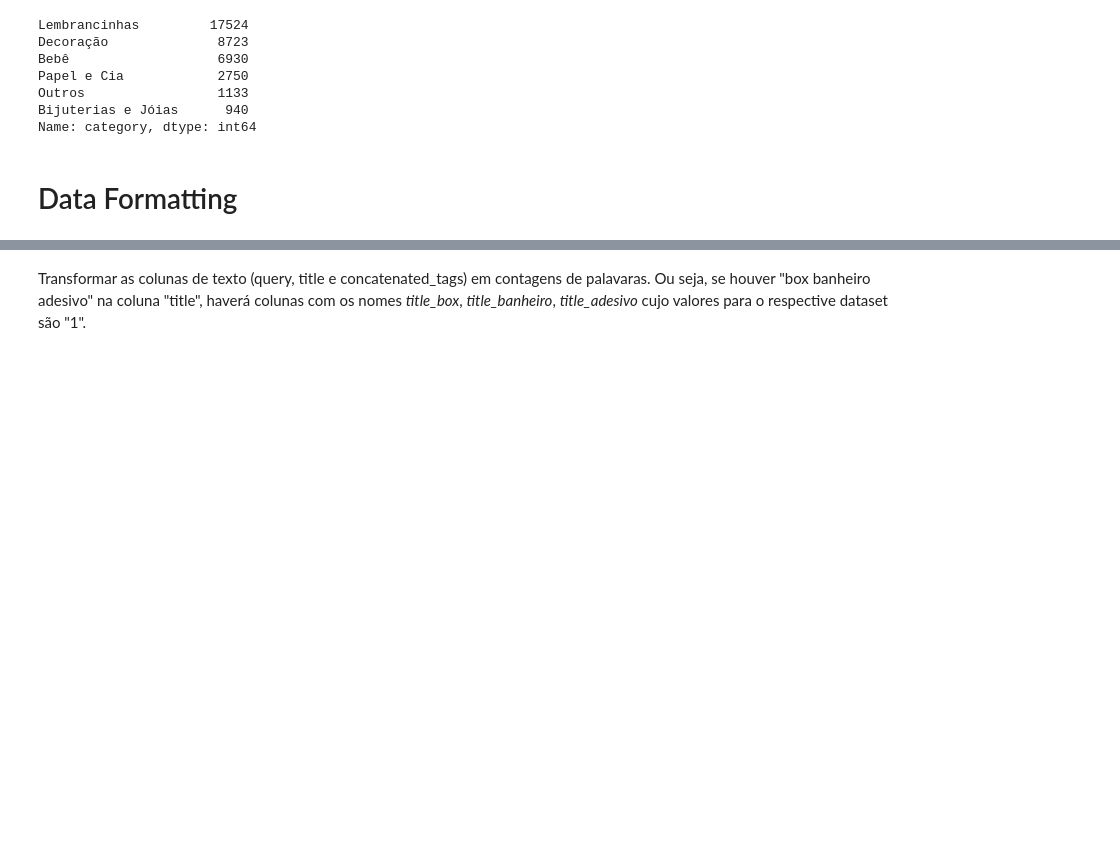
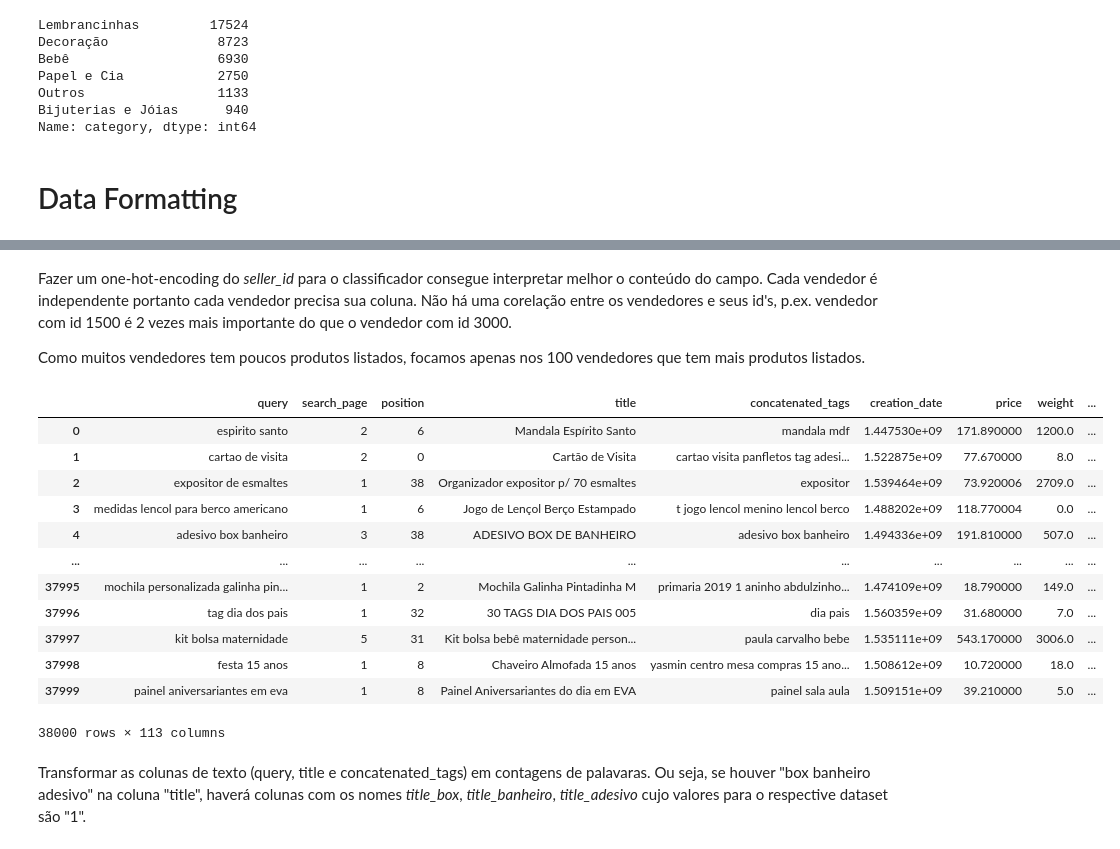
Before and after one commit to cmtg/intelligent-systems-project, a Jupyter notebook: training/trainer.ipynb, the cells around one changed output, grey strips where cells are left out. Cells and saved outputs as stored; diff of their text form; code cells hidden in the pictures; blank space fills up the shorter version.

Commit message:
Commit para entrega

```diff
--- a/training/trainer.ipynb
+++ b/training/trainer.ipynb
@@ -100,3 +120,37 @@ product_data_prepared
+# %% [markdown]
+
+Fazer um one-hot-encoding do *seller_id* para o classificador consegue interpretar melhor o conteúdo do campo. Cada vendedor é independente portanto cada vendedor precisa sua coluna. Não há uma corelação entre os vendedores e seus id's, p.ex. vendedor com id 1500 é 2 vezes mais importante do que o vendedor com id 3000.
+
+Como muitos vendedores tem poucos produtos listados, focamos apenas nos 100 vendedores que tem mais produtos listados.
+# %%
+
+top_100_sellers = sorted([x for x in product_data.seller_id.value_counts().head(100).index])
+
+# Build data frame with one-hot encoded seller_id
+enc = OneHotEncoder(categories=[top_100_sellers],handle_unknown='ignore')
+enc_df = pd.DataFrame(enc.fit_transform(product_data_prepared[['seller_id']]).toarray())
+enc_df.columns = ['seller_id_'+str(col) for col in top_100_sellers]
+
+# Replace seller_id column with one-hot-encoded data frame
+product_data_prepared = product_data_prepared.drop(columns=['seller_id'])
+product_data_prepared = product_data_prepared.join(enc_df)
+
+
+product_data_prepared
+# %% [output]
+|  | query | search_page | position | title | concatenated_tags | creation_date | price | weight | ... |
+| 0 | espirito santo | 2 | 6 | Mandala Espírito Santo | mandala mdf | 1.447530e+09 | 171.890000 | 1200.0 | ... |
+| 1 | cartao de visita | 2 | 0 | Cartão de Visita | cartao visita panfletos tag adesi... | 1.522875e+09 | 77.670000 | 8.0 | ... |
+| 2 | expositor de esmaltes | 1 | 38 | Organizador expositor p/ 70 esmaltes | expositor | 1.539464e+09 | 73.920006 | 2709.0 | ... |
+| 3 | medidas lencol para berco americano | 1 | 6 | Jogo de Lençol Berço Estampado | t jogo lencol menino lencol berco | 1.488202e+09 | 118.770004 | 0.0 | ... |
+| 4 | adesivo box banheiro | 3 | 38 | ADESIVO BOX DE BANHEIRO | adesivo box banheiro | 1.494336e+09 | 191.810000 | 507.0 | ... |
+| ... | ... | ... | ... | ... | ... | ... | ... | ... | ... |
+| 37995 | mochila personalizada galinha pin... | 1 | 2 | Mochila Galinha Pintadinha M | primaria 2019 1 aninho abdulzinho... | 1.474109e+09 | 18.790000 | 149.0 | ... |
+| 37996 | tag dia dos pais | 1 | 32 | 30 TAGS DIA DOS PAIS 005 | dia pais | 1.560359e+09 | 31.680000 | 7.0 | ... |
+| 37997 | kit bolsa maternidade | 5 | 31 | Kit bolsa bebê maternidade person... | paula carvalho bebe | 1.535111e+09 | 543.170000 | 3006.0 | ... |
+| 37998 | festa 15 anos | 1 | 8 | Chaveiro Almofada 15 anos | yasmin centro mesa compras 15 ano... | 1.508612e+09 | 10.720000 | 18.0 | ... |
+| 37999 | painel aniversariantes em eva | 1 | 8 | Painel Aniversariantes do dia em EVA | painel sala aula | 1.509151e+09 | 39.210000 | 5.0 | ... |
+38000 rows × 113 columns
 # %% [markdown]
 Transformar as colunas de texto (query, title e concatenated_tags) em contagens de palavaras. Ou seja, se houver "box banheiro adesivo" na coluna "title", haverá colunas com os nomes *title_box*, *title_banheiro*, *title_adesivo* cujo valores para o respective dataset são "1".
 # %%
```
Also changed, not shown: parts of 26 cells of this notebook, 4 other files.
